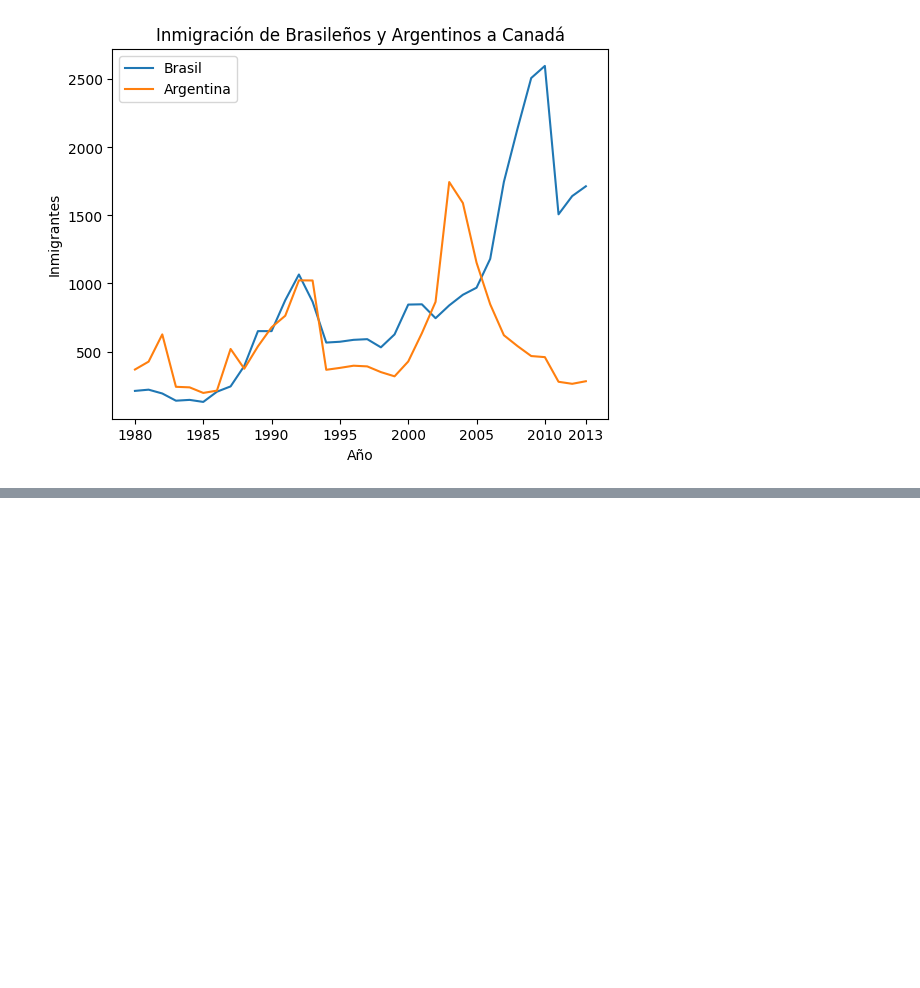
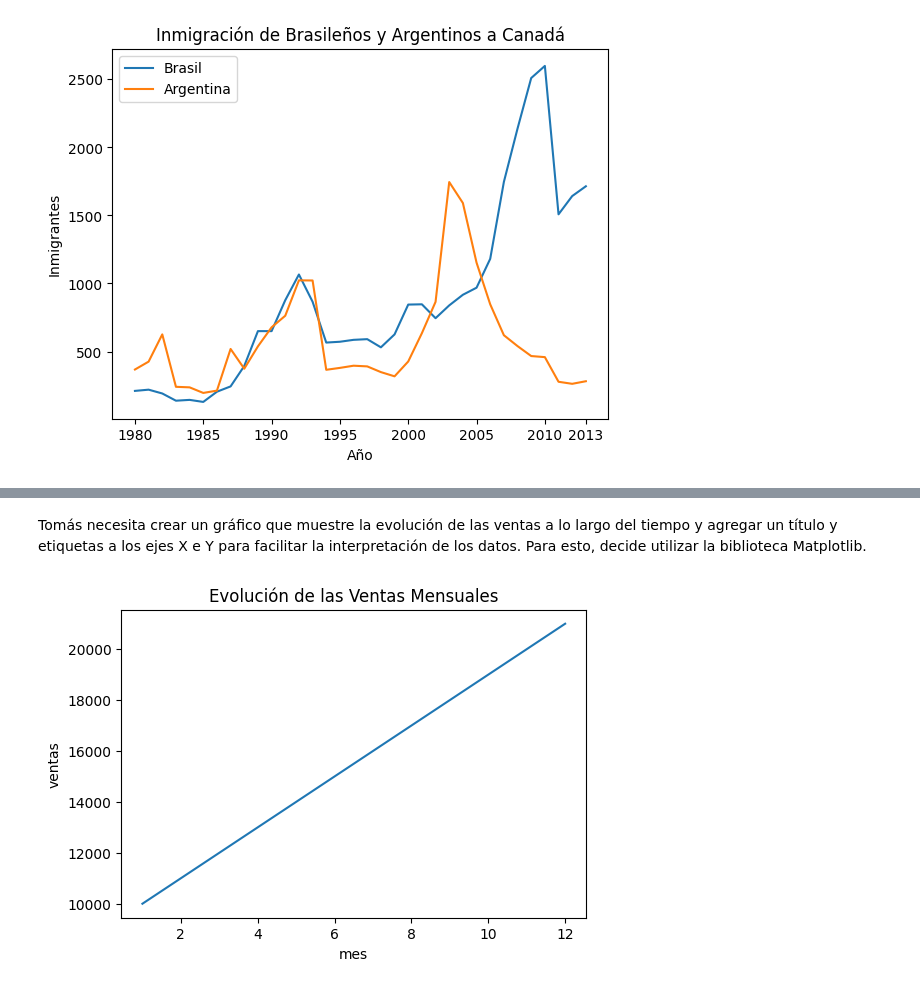
Before and after one commit to Nataliahfk/visualizacion_datos_graficos_python, a Jupyter notebook: visualizacion_de_datos_con_graficos_python.ipynb, the cells around one changed output, grey strips where cells are left out. Cells and saved outputs as stored; diff of their text form; code cells hidden in the pictures; blank space fills up the shorter version.

```diff
--- a/visualizacion_de_datos_con_graficos_python.ipynb
+++ b/visualizacion_de_datos_con_graficos_python.ipynb
@@ -246,0 +265,10 @@ plt.show()
+# %%
+import pandas as pd
+
+datos_ventas = {
+    'mes': [1, 2, 3, 4, 5, 6, 7, 8, 9, 10, 11, 12],
+    'ventas': [10000, 11000, 12000, 13000, 14000, 15000, 16000, 17000, 18000, 19000, 20000, 21000]
+}
+
+df = pd.DataFrame(datos_ventas)
+df
@@ -246,0 +289,11 @@ plt.show()
+# %% [markdown]
+Tomás necesita crear un gráfico que muestre la evolución de las ventas a lo largo del tiempo y agregar un título y etiquetas a los ejes X e Y para facilitar la interpretación de los datos. Para esto, decide utilizar la biblioteca Matplotlib.
+# %%
+fig,ax = plt.subplots(figsize=(6,4))
+ax.plot(df['mes'], df['ventas'])
+ax.set_xlabel('mes')
+ax.set_ylabel('ventas')
+ax.set_title('Evolución de las Ventas Mensuales')
+plt.show()
+# %% [output]
+[figure, added]
```
Also changed, not shown: parts of 11 cells of this notebook.
